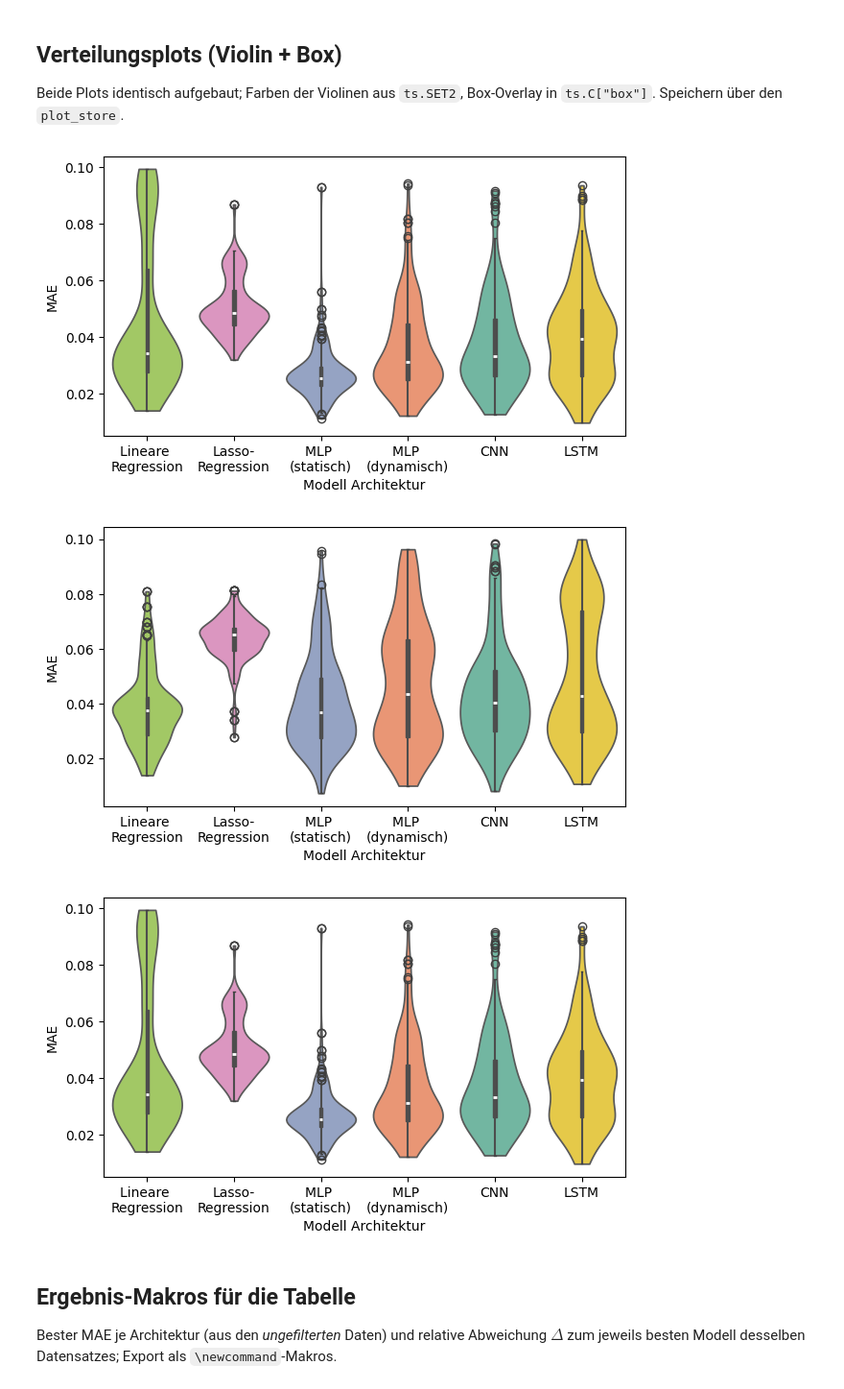
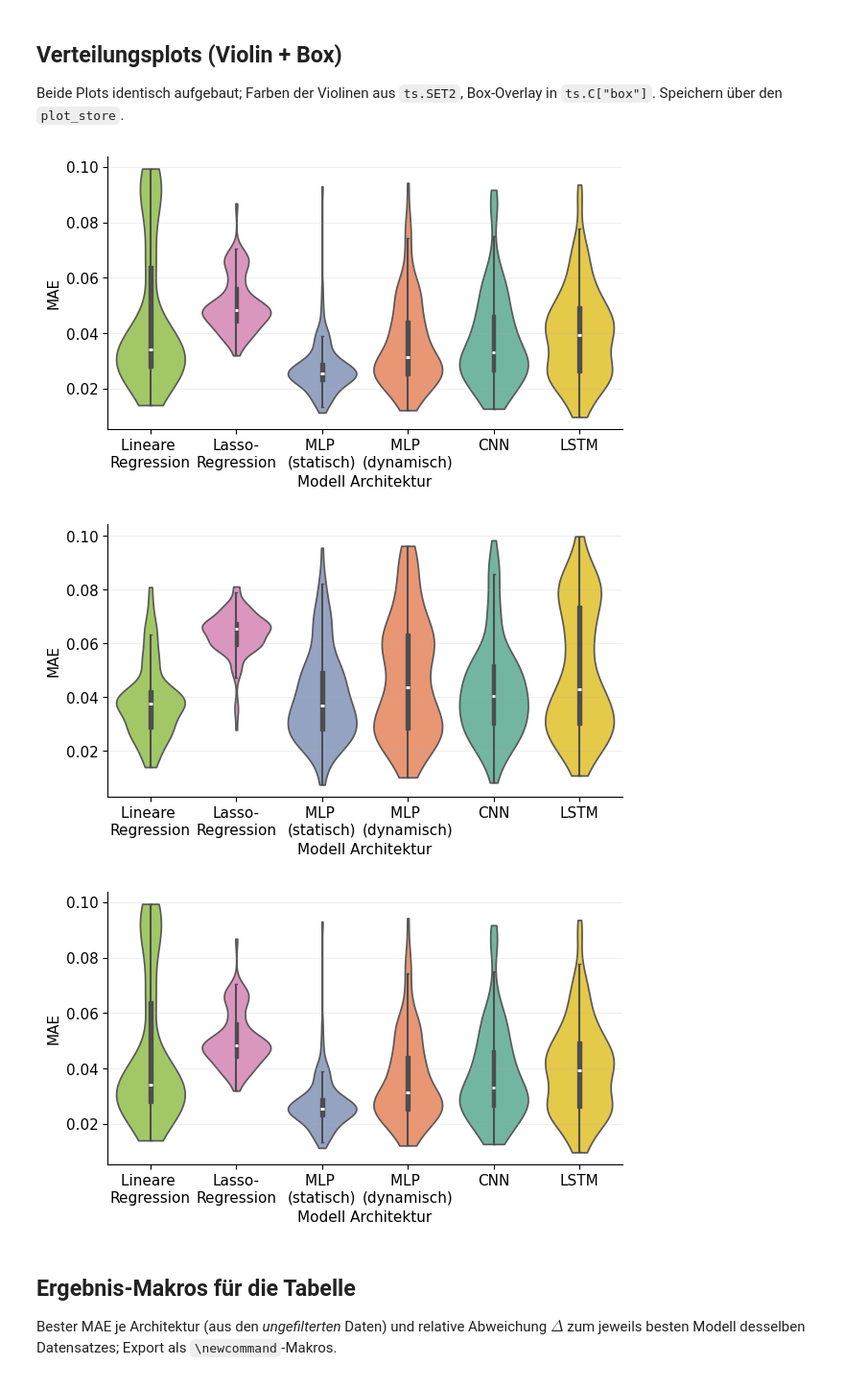
Before and after one commit to marijan-p/process_optimization_concept_drift, a Jupyter notebook: ipynb/model_comparison.ipynb, the cells around one changed output. Shown at 96% size. Drawn from its saved outputs; the diff is of its cells as text; code cells hidden in the pictures.

Commit message:
move violin-boxplot plot to thesis_style for general access

```diff
--- a/ipynb/model_comparison.ipynb
+++ b/ipynb/model_comparison.ipynb
@@ -31,12 +31,11 @@ from src.utils import thesis_style as ts
 from src.utils import run_registry as rr
 from src.utils import latex_export as lx
 
-with ts.paper_style(usetex=True) as w:
-    w = ts.text_width()         # reine Textbreite in Zoll (ohne Diss-rcParams)
+w = ts.fig_width()          # Diss-Stil (Spines aus, Farbzyklus) + Textbreite in Zoll
 
-    fig_cfg    = rr.RunConfig({"source": file_name, "mae_filter": 0.1})
-    plot_store = rr.OutputStore(plot_dir, "model_comparison")
-    res_store  = rr.OutputStore(results_dir)
+fig_cfg    = rr.RunConfig({"source": file_name, "mae_filter": 0.1})
+plot_store = rr.OutputStore(plot_dir, "model_comparison")   # -> plots/model_comparison_*.pgf
+res_store  = rr.OutputStore(results_dir)                    # -> results/model_comparison.tex
 # %% [markdown]
 ## Daten laden
 # %%
@@ -64,34 +63,21 @@ Beide Plots identisch aufgebaut; Farben der Violinen aus `ts.SET2`, Box-Overlay
 # %%
 def violin_box(y_col, name):
     fig, ax = plt.subplots(figsize=(w, w * 0.6))
-    sns.violinplot(
-        data=df_plot, x='model_key', y=y_col,
-        order=list(translate.values()),
-        palette=ts.SET2, hue='model_key', legend=False,
-        cut=0, inner=None, ax=ax,
-    )
-    sns.boxplot(
-        data=df_plot, x='model_key', y=y_col,
-        order=list(translate.values()),
-        width=0.04, fill=True, showcaps=True,
-        boxprops=dict(facecolor=ts.C["box"], color=ts.C["box"]),
-        medianprops={"color": "w", "linewidth": 2},
-        whiskerprops={"linewidth": 1.5, "color": ts.C["box"]},
-        ax=ax,
-    )
+    ts.violin_box(df_plot, 'model_key', y_col, order=list(translate.values()),
+                  palette=ts.SET2, box_width=0.04, ax=ax)
     ax.set_ylabel('MAE')
     ax.set_xlabel('Modell Architektur')
     fig.tight_layout()
     plot_store.save_figure(fig, name, fig_cfg, final=IS_FINAL,
                            savefig_kwargs={"bbox_inches": None})
     return fig
 
 violin_box('test_mae_static',    'stationary')
 violin_box('test_mae_transient', 'transient')
 # %% [output]
-[figure, old version]
+[figure, new version]
-[figure, old version]
+[figure, new version]
-[figure, old version]
+[figure, new version]
 # %% [markdown]
 ## Ergebnis-Makros für die Tabelle
 
```
Also changed, not shown: parts of 2 cells of this notebook, 1 other file.
